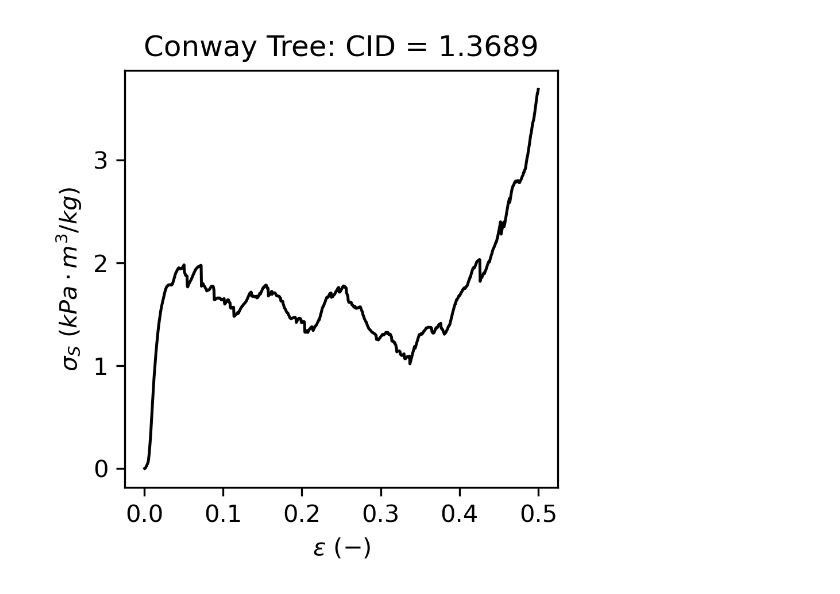
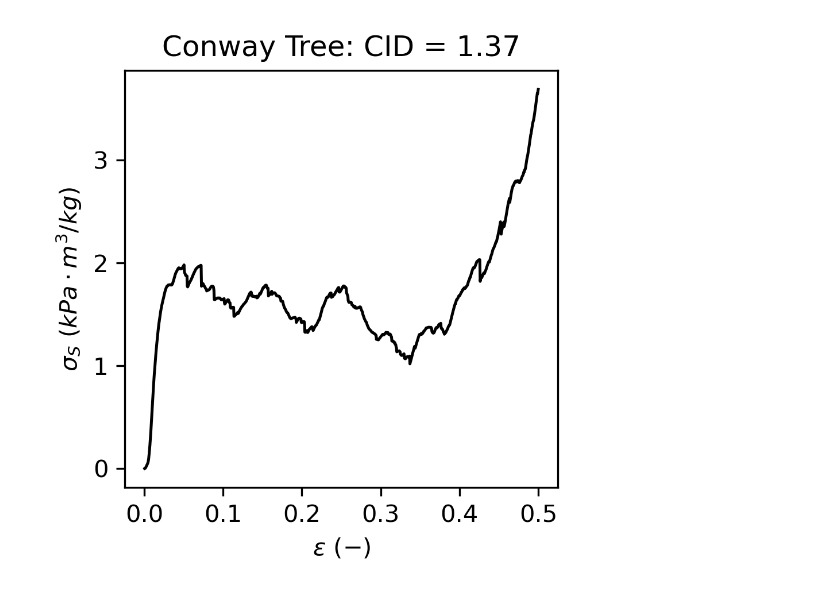
Before and after one commit to jaime-berkovich/Conway_Trees, a Jupyter notebook: Python Scripts and Data/CT_stress_strain.ipynb, the cells around one changed output. Saved outputs shown, nothing was run; the diff lists cells and outputs as text; code cells hidden in the pictures.

```diff
--- a/Python Scripts and Data/CT_stress_strain.ipynb
+++ b/Python Scripts and Data/CT_stress_strain.ipynb
@@ -63,32 +63,32 @@ for run_id, folder in runs:
     dat_file = os.path.join(folder, 'DAQ- Crosshead, … - (Timed).txt')
     if not os.path.isfile(dat_file):
         raise FileNotFoundError(f"Data file missing for run {run_id}")
 
     # ── load & compute ────────────────────────────────────────
     df = pd.read_csv(dat_file, sep='\t', skiprows=7)
     df['strain']  = (df['mm'] * 1e-3) / (L0_MM*1e-3)
     df['stress']  = (df['kN'] * 1e3) / AREA_M2
 
     # specific stress
     voxels = vox_df.loc[run_id, 'Voxel Count']
     mass_kg = voxels * DENS_KG_MM3 * VOXEL_SIDE**3
     # inside the loop, right after you compute `mass_kg`
     volume_m3        = NET_VOL_MM3 * 1e-9          # mm³ ➜ m³
     density_kgm3     = mass_kg / volume_m3         # kg / m³
     df['specific_stress_kPa'] = (df['stress'] / density_kgm3) / 1e3  # kPa·m³/kg
 
     # plot
     cid_val = vox_df.loc[run_id, 'CID']
     plt.figure(figsize=(3.35,3.35), dpi=300) #single column figure dimensions as per:
     '''https://advanced.onlinelibrary.wiley.com/hub/journal/15214095/author-guidelines#:~:text=Figures%20and%20tables%20should%20have,be%20submitted%20in%20separate%20files.'''
     plt.plot(df['strain'], df['specific_stress_kPa'], 'k-', lw=1.2)
     plt.xlabel('$\epsilon \\text{ }(-)$')
     plt.ylabel('$\sigma_{S} \\text{ }(kPa\cdot m^3/kg)$')
-    plt.title(f'Conway Tree: CID = {cid_val}')
+    plt.title(rf'Conway Tree: CID $\approx$ {float(cid_val):.3g}')
     plt.tight_layout()
     plt.ticklabel_format(style='plain', axis='y')   # no scientific-notation offset
     plt.show()
 
     break
 # %% [output]
-[figure, old version]
+[figure, new version]
```
Also changed, not shown: 1 other file.
